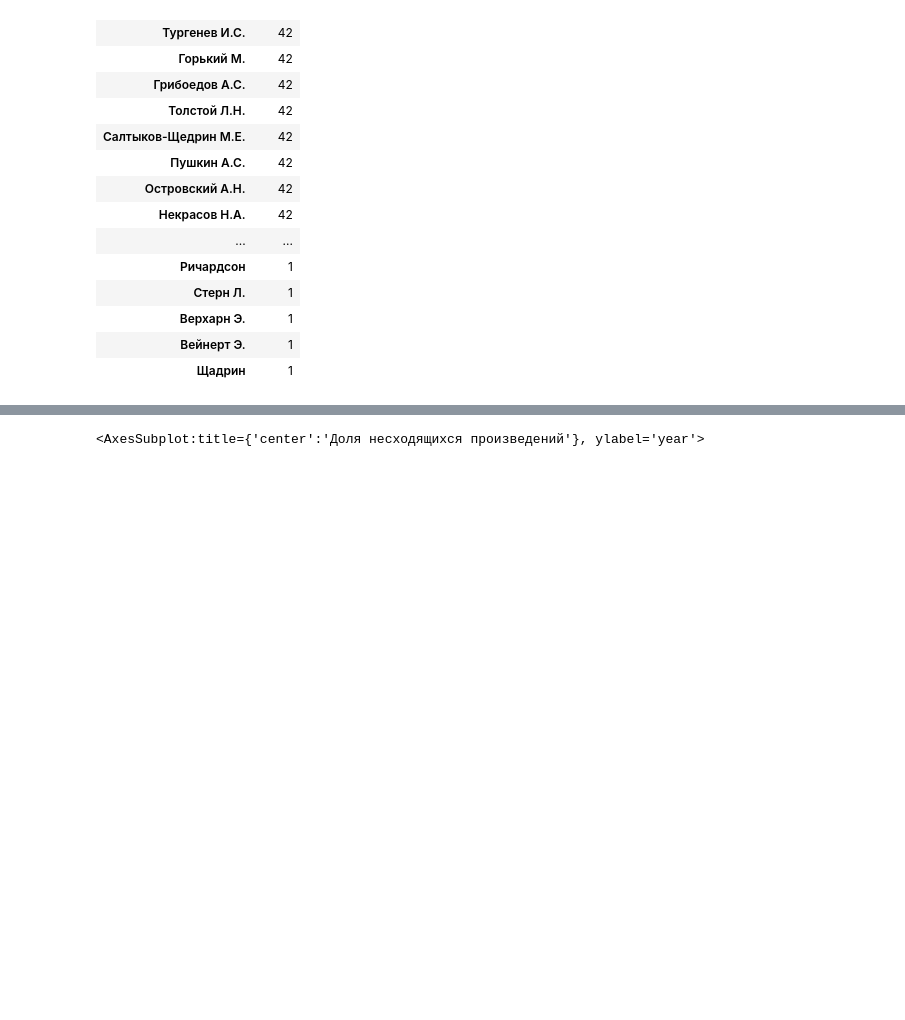
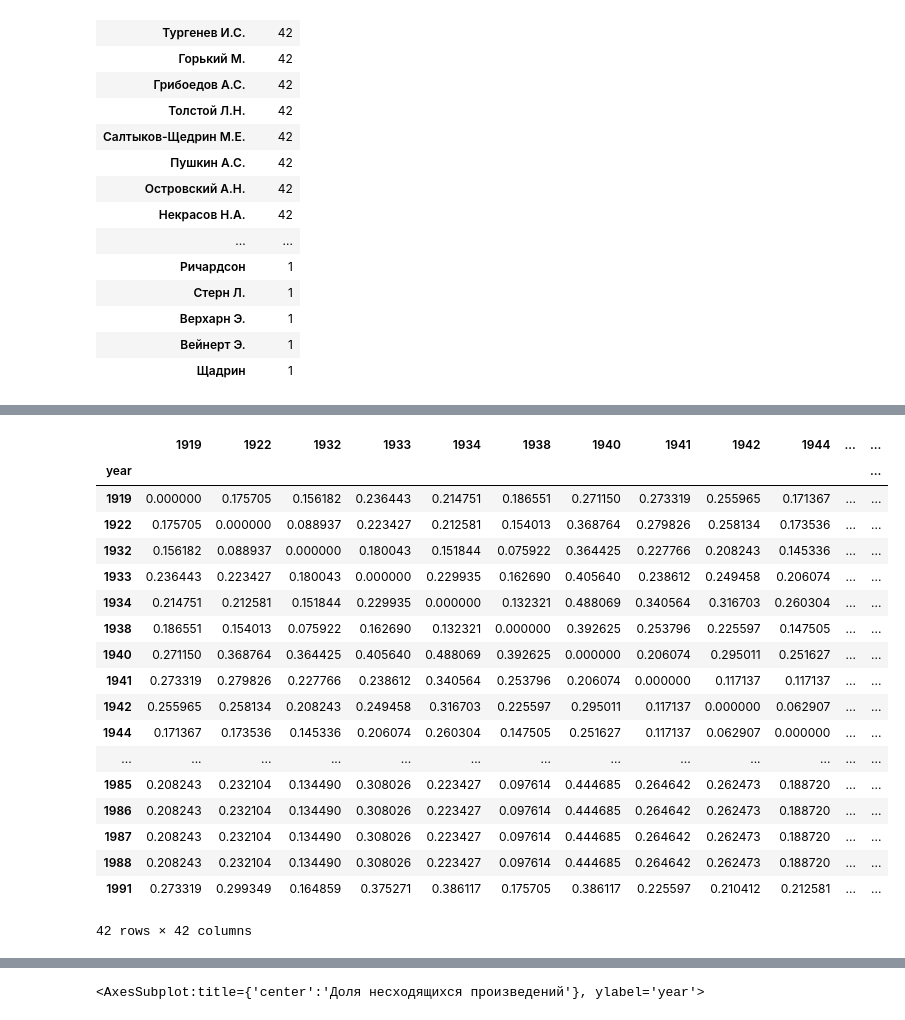
Before and after one commit to Nomendan/Spisok_chteniya, a Jupyter notebook: обработка и очистка.ipynb, the cells around one changed output, grey strips where cells are left out. Cells and saved outputs as stored; diff of their text form; code cells hidden in the pictures; blank space fills up the shorter version.

```diff
--- a/обработка и очистка.ipynb
+++ b/обработка и очистка.ipynb
@@ -494,3 +344,33 @@ dataf
+# %%
+# с количеством произведений, а не бинарной
+
+data = {}
+for i in pivot_df.columns:
+    data[i] = []
+    for j in pivot_df.columns:
+        data[i].append((abs(pivot_df[i] - pivot_df[j])).sum()/len(pivot_df[1919]))
+dataf2 = pd.DataFrame(data, index = pivot_df.columns)
+dataf2
+# %% [output]
+|  | 1919 | 1922 | 1932 | 1933 | 1934 | 1938 | 1940 | 1941 | 1942 | 1944 | ... | ... |
+| year |  |  |  |  |  |  |  |  |  |  |  | ... |
+| 1919 | 0.000000 | 0.175705 | 0.156182 | 0.236443 | 0.214751 | 0.186551 | 0.271150 | 0.273319 | 0.255965 | 0.171367 | ... | ... |
+| 1922 | 0.175705 | 0.000000 | 0.088937 | 0.223427 | 0.212581 | 0.154013 | 0.368764 | 0.279826 | 0.258134 | 0.173536 | ... | ... |
+| 1932 | 0.156182 | 0.088937 | 0.000000 | 0.180043 | 0.151844 | 0.075922 | 0.364425 | 0.227766 | 0.208243 | 0.145336 | ... | ... |
+| 1933 | 0.236443 | 0.223427 | 0.180043 | 0.000000 | 0.229935 | 0.162690 | 0.405640 | 0.238612 | 0.249458 | 0.206074 | ... | ... |
+| 1934 | 0.214751 | 0.212581 | 0.151844 | 0.229935 | 0.000000 | 0.132321 | 0.488069 | 0.340564 | 0.316703 | 0.260304 | ... | ... |
+| 1938 | 0.186551 | 0.154013 | 0.075922 | 0.162690 | 0.132321 | 0.000000 | 0.392625 | 0.253796 | 0.225597 | 0.147505 | ... | ... |
+| 1940 | 0.271150 | 0.368764 | 0.364425 | 0.405640 | 0.488069 | 0.392625 | 0.000000 | 0.206074 | 0.295011 | 0.251627 | ... | ... |
+| 1941 | 0.273319 | 0.279826 | 0.227766 | 0.238612 | 0.340564 | 0.253796 | 0.206074 | 0.000000 | 0.117137 | 0.117137 | ... | ... |
+| 1942 | 0.255965 | 0.258134 | 0.208243 | 0.249458 | 0.316703 | 0.225597 | 0.295011 | 0.117137 | 0.000000 | 0.062907 | ... | ... |
+| 1944 | 0.171367 | 0.173536 | 0.145336 | 0.206074 | 0.260304 | 0.147505 | 0.251627 | 0.117137 | 0.062907 | 0.000000 | ... | ... |
+| ... | ... | ... | ... | ... | ... | ... | ... | ... | ... | ... | ... | ... |
+| 1985 | 0.208243 | 0.232104 | 0.134490 | 0.308026 | 0.223427 | 0.097614 | 0.444685 | 0.264642 | 0.262473 | 0.188720 | ... | ... |
+| 1986 | 0.208243 | 0.232104 | 0.134490 | 0.308026 | 0.223427 | 0.097614 | 0.444685 | 0.264642 | 0.262473 | 0.188720 | ... | ... |
+| 1987 | 0.208243 | 0.232104 | 0.134490 | 0.308026 | 0.223427 | 0.097614 | 0.444685 | 0.264642 | 0.262473 | 0.188720 | ... | ... |
+| 1988 | 0.208243 | 0.232104 | 0.134490 | 0.308026 | 0.223427 | 0.097614 | 0.444685 | 0.264642 | 0.262473 | 0.188720 | ... | ... |
+| 1991 | 0.273319 | 0.299349 | 0.164859 | 0.375271 | 0.386117 | 0.175705 | 0.386117 | 0.225597 | 0.210412 | 0.212581 | ... | ... |
+42 rows × 42 columns
 # %%
 import seaborn as sns
 import matplotlib.pyplot as plt
```
Also changed, not shown: parts of 38 cells of this notebook, 2 other files.
